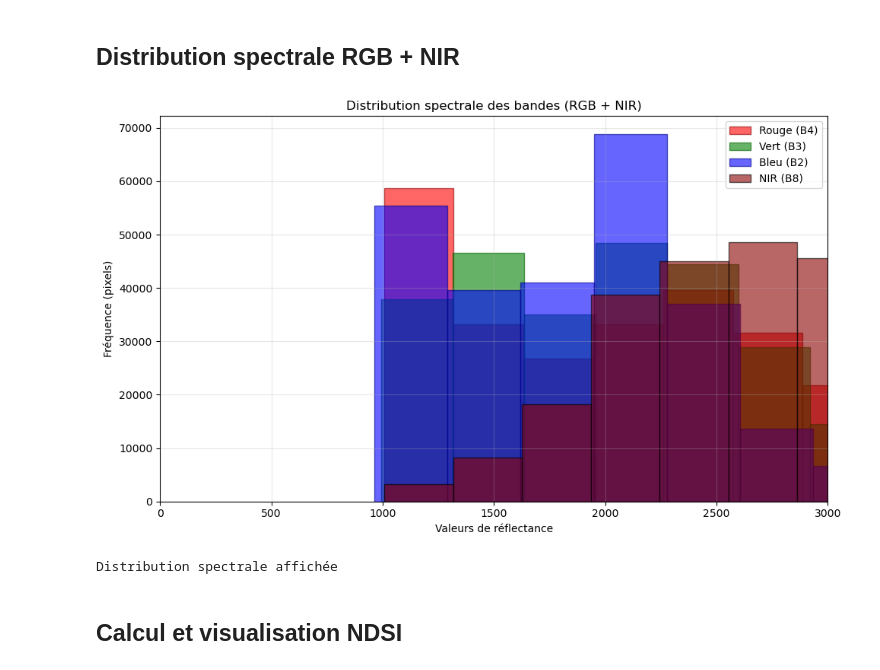
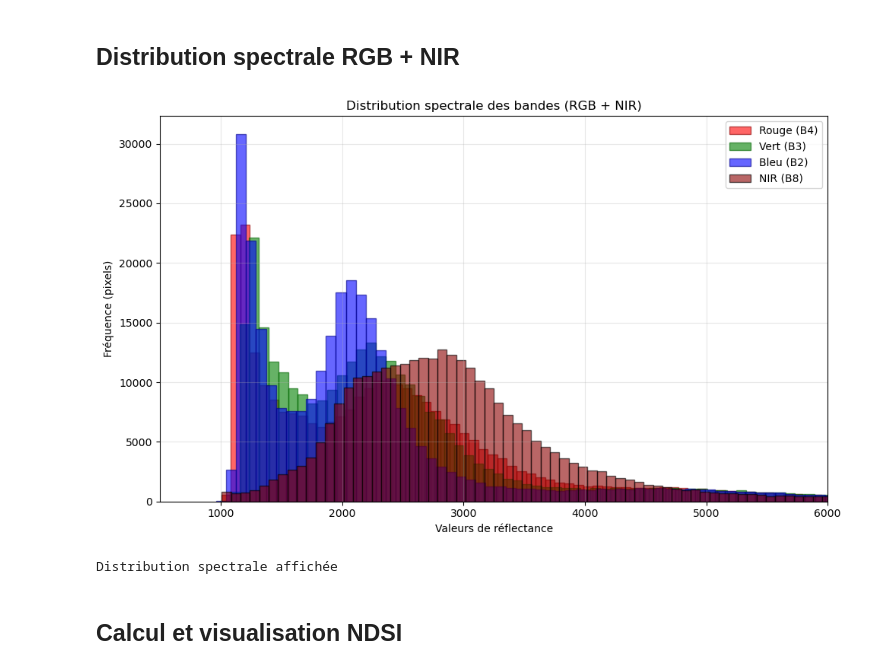
Before and after one commit to tofunori/numerilab-vscode-conda, a Jupyter notebook: exemples/01a-validation-rapide.ipynb, the cells around one changed output. Saved outputs shown, nothing was run; the diff lists cells and outputs as text; code cells hidden in the pictures.

```diff
--- a/exemples/01a-validation-rapide.ipynb
+++ b/exemples/01a-validation-rapide.ipynb
@@ -78,25 +89,25 @@ print("Validation réussie")
 # %%
 # Histogramme des 4 bandes (RGB + NIR)
 plt.figure(figsize=(10, 6))
 
 # Tracer les 4 distributions avec leurs couleurs respectives
-plt.hist(red[~np.isnan(red)].flatten(), bins=50, alpha=0.6, color='red', label='Rouge (B4)', edgecolor='darkred')
-plt.hist(green[~np.isnan(green)].flatten(), bins=50, alpha=0.6, color='green', label='Vert (B3)', edgecolor='darkgreen')
-plt.hist(blue[~np.isnan(blue)].flatten(), bins=50, alpha=0.6, color='blue', label='Bleu (B2)', edgecolor='darkblue')
-plt.hist(nir[~np.isnan(nir)].flatten(), bins=50, alpha=0.6, color='darkred', label='NIR (B8)', edgecolor='black')
+plt.hist(red[~np.isnan(red)].flatten(), bins=200, alpha=0.6, color='red', label='Rouge (B4)', edgecolor='darkred')
+plt.hist(green[~np.isnan(green)].flatten(), bins=200, alpha=0.6, color='green', label='Vert (B3)', edgecolor='darkgreen')
+plt.hist(blue[~np.isnan(blue)].flatten(), bins=200, alpha=0.6, color='blue', label='Bleu (B2)', edgecolor='darkblue')
+plt.hist(nir[~np.isnan(nir)].flatten(), bins=200, alpha=0.6, color='darkred', label='NIR (B8)', edgecolor='black')
 
-plt.xlim(0, 3000)
+plt.xlim(500, 6000)
 plt.xlabel('Valeurs de réflectance')
 plt.ylabel('Fréquence (pixels)')
 plt.title('Distribution spectrale des bandes (RGB + NIR)')
 plt.legend()
 plt.grid(True, alpha=0.3)
 plt.tight_layout()
 plt.show()
 
 print("Distribution spectrale affichée")
 # %% [output]
-[figure, old version]
+[figure, new version]
 Distribution spectrale affichée
 # %% [markdown]
 ## Calcul et visualisation NDSI
```
Also changed, not shown: parts of 2 cells of this notebook.
